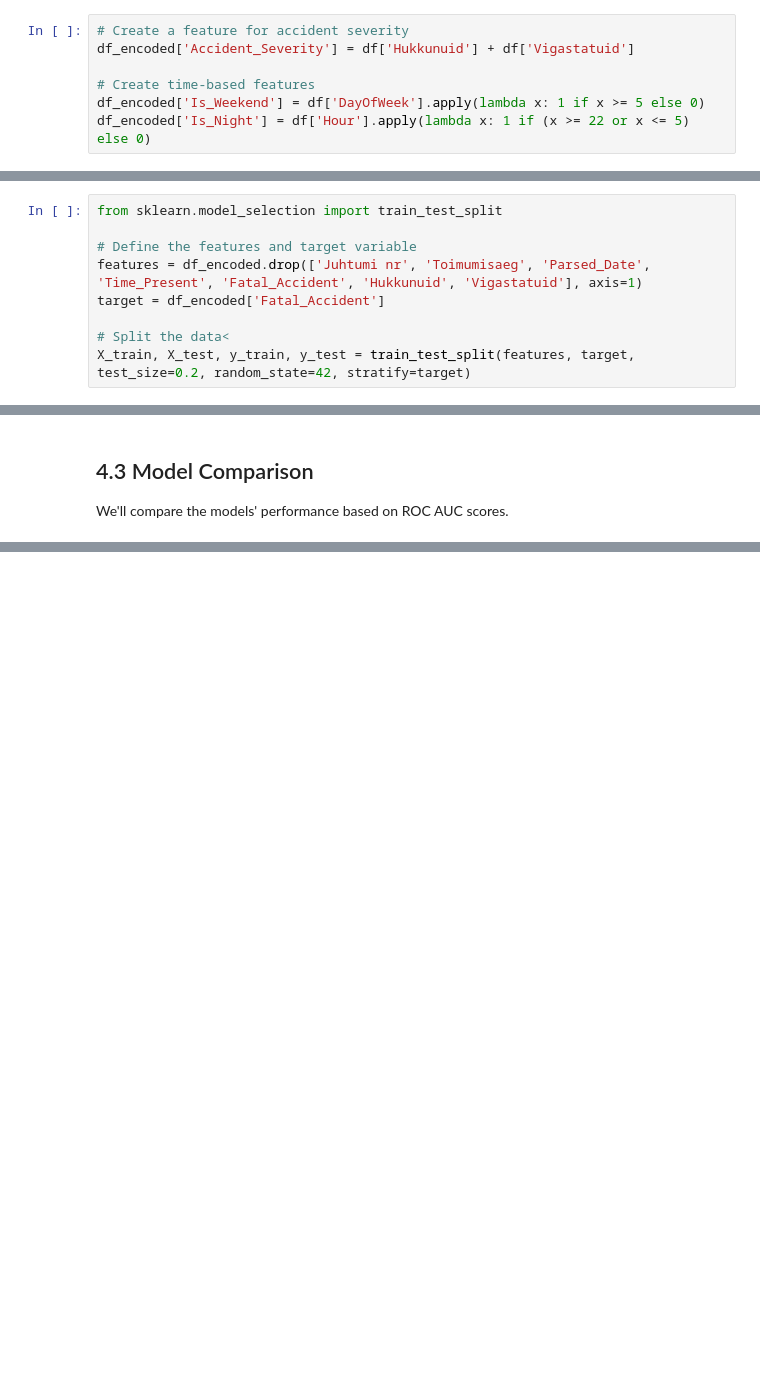
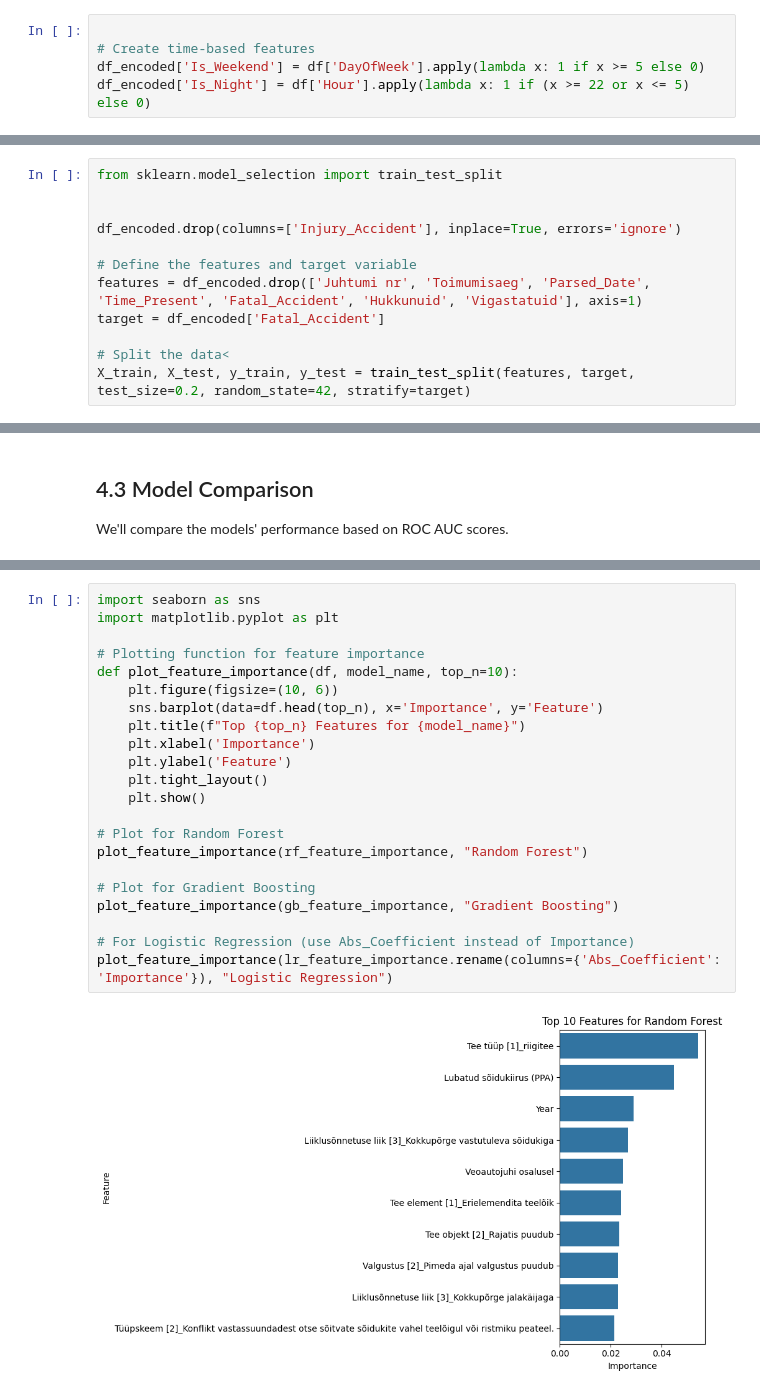
Before and after one commit to karlkade/IDS-Traffic_Accidents, a Jupyter notebook: src/D5Project.ipynb, the cells around one changed output, grey strips where cells are left out. Saved outputs shown, nothing was run; the diff lists cells and outputs as text; blank space fills up the shorter version.

```diff
--- a/src/D5Project.ipynb
+++ b/src/D5Project.ipynb
@@ -443,8 +443,6 @@ df_encoded = pd.get_dummies(df, columns=categorical_cols)
 
 We'll create a new feature for accident severity and time-based features.
 # %%
-# Create a feature for accident severity
-df_encoded['Accident_Severity'] = df['Hukkunuid'] + df['Vigastatuid']
 
 # Create time-based features
 df_encoded['Is_Weekend'] = df['DayOfWeek'].apply(lambda x: 1 if x >= 5 else 0)
@@ -455,6 +453,9 @@ df_encoded['Is_Night'] = df['Hour'].apply(lambda x: 1 if (x >= 22 or x <= 5) els
 We'll split the data into training and testing sets, ensuring no target leakage by removing 'Hukkunuid' and 'Vigastatuid' columns.
 # %%
 from sklearn.model_selection import train_test_split
+
+
+df_encoded.drop(columns=['Injury_Accident'], inplace=True, errors='ignore')
 
 # Define the features and target variable
 features = df_encoded.drop(['Juhtumi nr', 'Toimumisaeg', 'Parsed_Date', 'Time_Present', 'Fatal_Accident', 'Hukkunuid', 'Vigastatuid'], axis=1)
@@ -641,0 +696,24 @@ plot_multiple_roc_curves([lr_model, rf_model, gb_model], y_test, probabilities,
+# %%
+import seaborn as sns
+import matplotlib.pyplot as plt
+
+# Plotting function for feature importance
+def plot_feature_importance(df, model_name, top_n=10):
+    plt.figure(figsize=(10, 6))
+    sns.barplot(data=df.head(top_n), x='Importance', y='Feature')
+    plt.title(f"Top {top_n} Features for {model_name}")
+    plt.xlabel('Importance')
+    plt.ylabel('Feature')
+    plt.tight_layout()
+    plt.show()
+
+# Plot for Random Forest
+plot_feature_importance(rf_feature_importance, "Random Forest")
+
+# Plot for Gradient Boosting
+plot_feature_importance(gb_feature_importance, "Gradient Boosting")
+
+# For Logistic Regression (use Abs_Coefficient instead of Importance)
+plot_feature_importance(lr_feature_importance.rename(columns={'Abs_Coefficient': 'Importance'}), "Logistic Regression")
+# %% [output]
+[figure, added]
```
Also changed, not shown: parts of 7 cells of this notebook.
